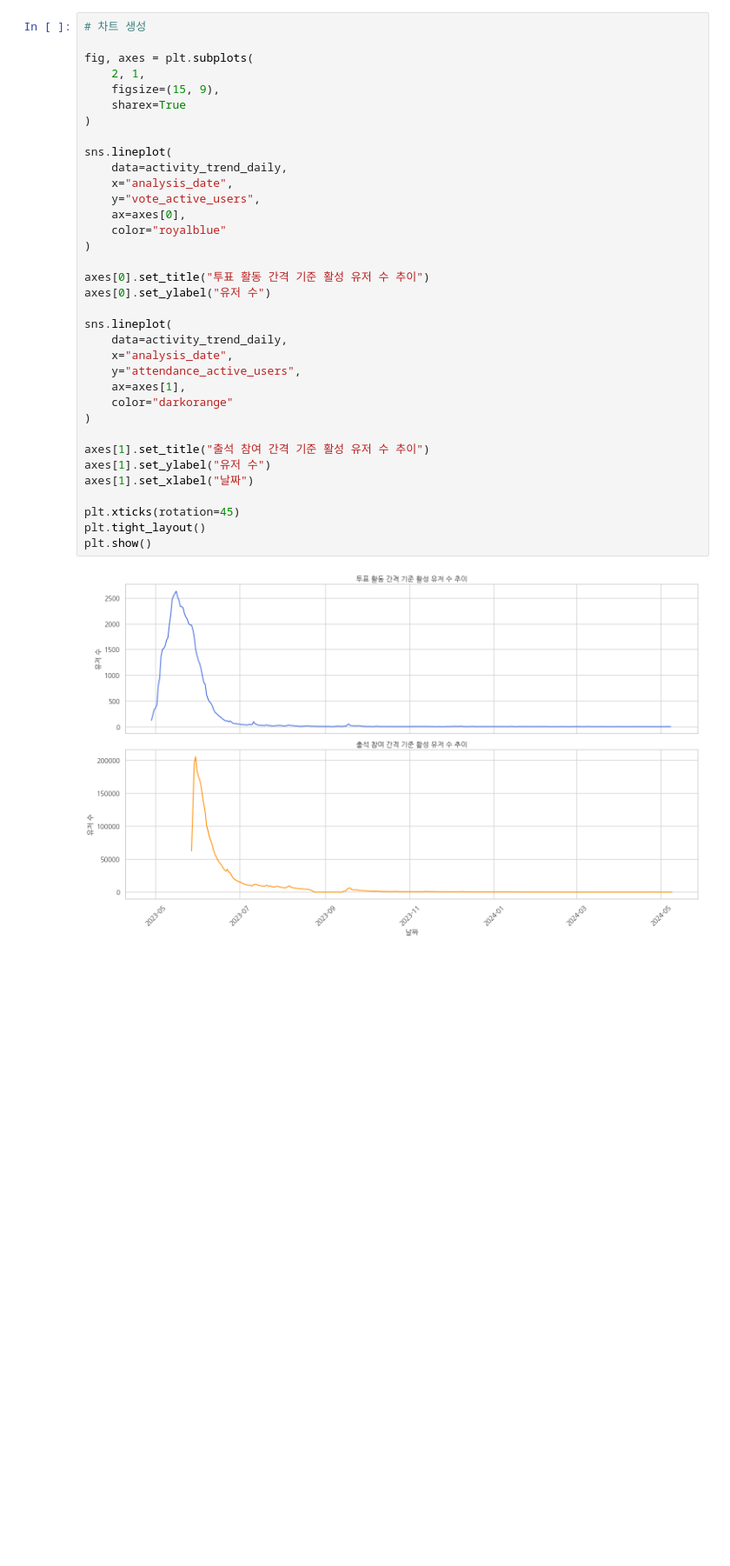
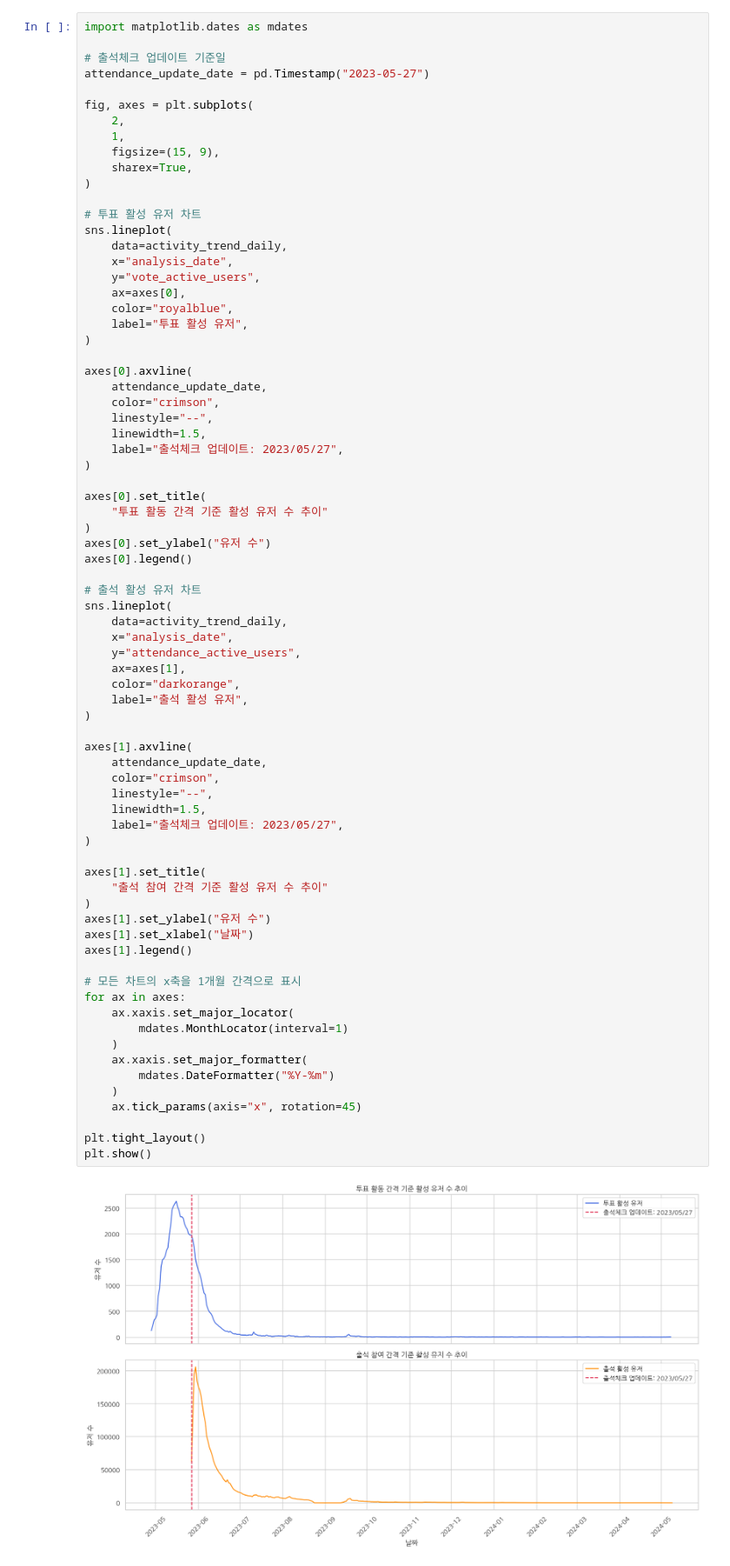
Before and after one commit to DA15-Lab/team3-ping-analytics, a Jupyter notebook: notebooks/Sooyong_analysis.ipynb, the cells around one changed output. Shown at 87% size. Drawn from its saved outputs; the diff is of its cells as text; blank space fills up the shorter version.

```diff
--- a/notebooks/Sooyong_analysis.ipynb
+++ b/notebooks/Sooyong_analysis.ipynb
@@ -2806,37 +2789,76 @@ Processing triggers for fontconfig (2.15.0-1.1ubuntu2) ...
 # %%
-# 차트 생성
+import matplotlib.dates as mdates
+
+# 출석체크 업데이트 기준일
+attendance_update_date = pd.Timestamp("2023-05-27")
 
 fig, axes = plt.subplots(
-    2, 1,
+    2,
+    1,
     figsize=(15, 9),
-    sharex=True
+    sharex=True,
 )
 
+# 투표 활성 유저 차트
 sns.lineplot(
     data=activity_trend_daily,
     x="analysis_date",
     y="vote_active_users",
     ax=axes[0],
-    color="royalblue"
+    color="royalblue",
+    label="투표 활성 유저",
 )
 
-axes[0].set_title("투표 활동 간격 기준 활성 유저 수 추이")
+axes[0].axvline(
+    attendance_update_date,
+    color="crimson",
+    linestyle="--",
+    linewidth=1.5,
+    label="출석체크 업데이트: 2023/05/27",
+)
+
+axes[0].set_title(
+    "투표 활동 간격 기준 활성 유저 수 추이"
+)
 axes[0].set_ylabel("유저 수")
+axes[0].legend()
 
+# 출석 활성 유저 차트
 sns.lineplot(
     data=activity_trend_daily,
     x="analysis_date",
     y="attendance_active_users",
     ax=axes[1],
-    color="darkorange"
+    color="darkorange",
+    label="출석 활성 유저",
 )
 
-axes[1].set_title("출석 참여 간격 기준 활성 유저 수 추이")
+axes[1].axvline(
+    attendance_update_date,
+    color="crimson",
+    linestyle="--",
+    linewidth=1.5,
+    label="출석체크 업데이트: 2023/05/27",
+)
+
+axes[1].set_title(
+    "출석 참여 간격 기준 활성 유저 수 추이"
+)
 axes[1].set_ylabel("유저 수")
 axes[1].set_xlabel("날짜")
+axes[1].legend()
 
-plt.xticks(rotation=45)
+# 모든 차트의 x축을 1개월 간격으로 표시
+for ax in axes:
+    ax.xaxis.set_major_locator(
+        mdates.MonthLocator(interval=1)
+    )
+    ax.xaxis.set_major_formatter(
+        mdates.DateFormatter("%Y-%m")
+    )
+    ax.tick_params(axis="x", rotation=45)
+
 plt.tight_layout()
 plt.show()
 # %% [output]
-[figure, old version]
+[figure, new version]
```
Also changed, not shown: parts of 142 cells of this notebook, 1 other file.
